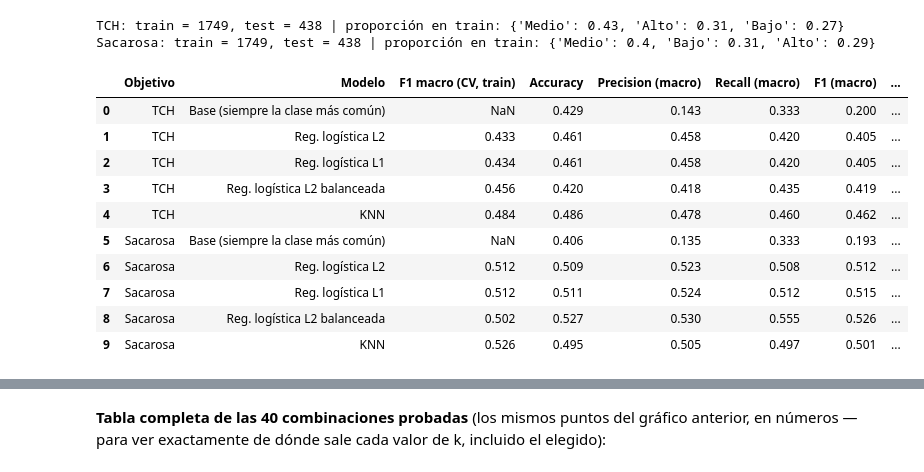
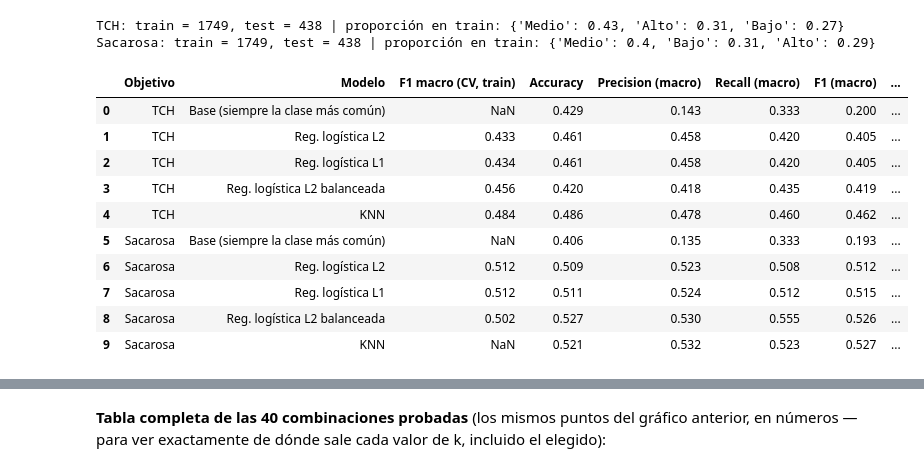
Before and after one commit to joseflorezleon/TallerPracticoAprendizajeAutom-tico1, a Jupyter notebook: Notebooks/Taller_Ingenio_Providencia.ipynb, the cells around one changed output, grey strips where cells are left out. Saved outputs shown, nothing was run; the diff lists cells and outputs as text; code cells hidden in the pictures.

```diff
--- a/Notebooks/Taller_Ingenio_Providencia.ipynb
+++ b/Notebooks/Taller_Ingenio_Providencia.ipynb
@@ -908,18 +908,22 @@ for nombre, (Xtr, Xte, ytr, yte) in particion_reg.items():
         "Regresión lineal": LinearRegression(),
         "Ridge": GridSearchCV(Ridge(), {"alpha": np.logspace(-2, 3, 12)}, cv=kf, scoring="r2"),
         "Lasso": GridSearchCV(Lasso(max_iter=20000), {"alpha": np.logspace(-4, 0, 12)}, cv=kf, scoring="r2"),
+        "ElasticNet": GridSearchCV(ElasticNet(max_iter=50000),
+                                   {"alpha": np.logspace(-4, 0, 12), "l1_ratio": [0.1, 0.3, 0.5, 0.7, 0.9, 0.95]},
+                                   cv=kf, scoring="r2"),
     }
     for modelo, est in candidatos.items():
         pipe = Pipeline([("pre", construir_preprocesador(Xtr)), ("m", est)]).fit(Xtr, ytr)
         if modelo == "Regresión lineal":
             cv = cross_validate(Pipeline([("pre", construir_preprocesador(Xtr)), ("m", LinearRegression())]),
                                 Xtr, ytr, cv=kf, scoring="r2")
-            r2_cv, r2_sd, alpha = cv["test_score"].mean(), cv["test_score"].std(), np.nan
+            r2_cv, r2_sd, alpha, l1r = cv["test_score"].mean(), cv["test_score"].std(), np.nan, np.nan
         else:
             g = pipe["m"]
             r2_cv, r2_sd, alpha = g.best_score_, g.cv_results_["std_test_score"][g.best_index_], g.best_params_["alpha"]
+            l1r = g.best_params_.get("l1_ratio", np.nan)   # solo ElasticNet tiene l1_ratio
         pred = pipe.predict(Xte)
-        resultados_reg.append({"Objetivo": nombre, "Modelo": modelo, "alpha": alpha,
+        resultados_reg.append({"Objetivo": nombre, "Modelo": modelo, "alpha": alpha, "l1_ratio": l1r,
                                "R² (CV, train)": r2_cv, "± CV": r2_sd, "R² (test)": r2_score(yte, pred),
                                "RMSE (test)": np.sqrt(mean_squared_error(yte, pred)),
                                "MAE (test)": mean_absolute_error(yte, pred)})
@@ -1047,6 +1051,8 @@ for ax, (nombre, _) in zip(axes, particion_reg.items()):
     pipe = pipes_reg[(nombre, "Lasso")]
     coef = pd.Series(pipe["m"].best_estimator_.coef_, index=pipe["pre"].get_feature_names_out())
     print(f"{nombre}: Lasso dejó en cero {int((coef == 0).sum())} de {len(coef)} coeficientes")
+    coef_en = pd.Series(pipes_reg[(nombre, "ElasticNet")]["m"].best_estimator_.coef_)
+    print(f"{nombre}: ElasticNet dejó en cero {int((coef_en == 0).sum())} de {len(coef_en)} coeficientes")
     top = coef.reindex(coef.abs().sort_values(ascending=False).index).head(12).iloc[::-1]
     top.plot(kind="barh", ax=ax, color=np.where(top > 0, "seagreen", "indianred"))
     ax.set_title(f"{nombre}: 12 variables con más peso (Lasso)")
@@ -1120,8 +1126,15 @@ for nombre, (df, y) in objetivos_clas.items():
 TCH: train = 1749, test = 438 | proporción en train: {'Medio': 0.43, 'Alto': 0.31, 'Bajo': 0.27}
 Sacarosa: train = 1749, test = 438 | proporción en train: {'Medio': 0.4, 'Bajo': 0.31, 'Alto': 0.29}
 # %%
-def candidatos_clas():
+def candidatos_clas(nombre):
     rejilla_C = {"C": np.logspace(-3, 2, 10)}
+    rejilla_knn = {"n_neighbors": list(range(1, 41, 2)), "weights": ["uniform", "distance"]}
+    # En sacarosa fijamos k=13 "a mano" en vez de dejar que la búsqueda elija (ver discusión más abajo):
+    # la búsqueda automática cae en k=21 por una diferencia de 0,0006 en la validación cruzada, dentro
+    # del ruido entre folds. k=13 es un valor dentro de la misma meseta y, al probarlo en el test real,
+    # generaliza mejor que k=21 (ver la comparación de abajo).
+    knn_estimador = (KNeighborsClassifier(n_neighbors=13, weights="distance") if nombre == "Sacarosa"
+                     else GridSearchCV(KNeighborsClassifier(), rejilla_knn, cv=skf, scoring="f1_macro"))
     return {
         "Base (siempre la clase más común)": DummyClassifier(strategy="most_frequent"),
         "Reg. logística L2": GridSearchCV(LogisticRegression(max_iter=5000), rejilla_C, cv=skf, scoring="f1_macro"),
@@ -1129,45 +1142,56 @@ def candidatos_clas():
                                           rejilla_C, cv=skf, scoring="f1_macro"),
         "Reg. logística L2 balanceada": GridSearchCV(LogisticRegression(max_iter=5000, class_weight="balanced"),
                                                      rejilla_C, cv=skf, scoring="f1_macro"),
-        "KNN": GridSearchCV(KNeighborsClassifier(),
-                            {"n_neighbors": list(range(1, 41, 2)), "weights": ["uniform", "distance"]},
-                            cv=skf, scoring="f1_macro"),
+        "KNN": knn_estimador,
     }
 
 def evaluar(pipe, Xte, yte):
     pred = pipe.predict(Xte)
     p, r, f, _ = precision_recall_fscore_support(yte, pred, labels=orden, zero_division=0)
     return {"Accuracy": accuracy_score(yte, pred), "Precision (macro)": p.mean(), "Recall (macro)": r.mean(),
             "F1 (macro)": f.mean(), "Kappa": cohen_kappa_score(yte, pred),
             "Recall Bajo": r[0], "Recall Medio": r[1], "Recall Alto": r[2]}
 
+# Búsqueda de k SIEMPRE completa (las 40 combinaciones), para poder ver la curva/tabla más abajo
+# aunque el modelo final de sacarosa use un k fijo en vez del que elige esta búsqueda.
+busquedas_knn = {}
+for nombre, (Xtr, Xte, ytr, yte) in particion_clas.items():
+    busquedas_knn[nombre] = GridSearchCV(KNeighborsClassifier(),
+                                         {"n_neighbors": list(range(1, 41, 2)), "weights": ["uniform", "distance"]},
+                                         cv=skf, scoring="f1_macro").fit(Xtr, ytr)
+
 resultados_clas, pipes_clas = [], {}
 for nombre, (Xtr, Xte, ytr, yte) in particion_clas.items():
-    for modelo, est in candidatos_clas().items():
+    for modelo, est in candidatos_clas(nombre).items():
         pipe = Pipeline([("pre", preprocesador_clas()), ("m", est)]).fit(Xtr, ytr)
         g = pipe["m"]
         f1_cv = g.best_score_ if hasattr(g, "best_score_") else np.nan
-        detalle = g.best_params_ if hasattr(g, "best_params_") else {}
+        if hasattr(g, "best_params_"):
+            detalle = g.best_params_
+        elif modelo == "KNN":
+            detalle = {"n_neighbors": g.n_neighbors, "weights": g.weights + " (fijo)"}
+        else:
+            detalle = {}
         resultados_clas.append({"Objetivo": nombre, "Modelo": modelo, "F1 macro (CV, train)": f1_cv,
                                 **evaluar(pipe, Xte, yte),
                                 "Mejor hiperparámetro": ", ".join(f"{k}={v:.3g}" if isinstance(v, float) else f"{k}={v}"
                                                                   for k, v in detalle.items())})
         pipes_clas[(nombre, modelo)] = pipe
 
 tabla_clas = pd.DataFrame(resultados_clas)
 tabla_clas.round(3)
 # %% [output]
 |  | Objetivo | Modelo | F1 macro (CV, train) | Accuracy | Precision (macro) | Recall (macro) | F1 (macro) | ... |
 | 0 | TCH | Base (siempre la clase más común) | NaN | 0.429 | 0.143 | 0.333 | 0.200 | ... |
 | 1 | TCH | Reg. logística L2 | 0.433 | 0.461 | 0.458 | 0.420 | 0.405 | ... |
 | 2 | TCH | Reg. logística L1 | 0.434 | 0.461 | 0.458 | 0.420 | 0.405 | ... |
 | 3 | TCH | Reg. logística L2 balanceada | 0.456 | 0.420 | 0.418 | 0.435 | 0.419 | ... |
 | 4 | TCH | KNN | 0.484 | 0.486 | 0.478 | 0.460 | 0.462 | ... |
 | 5 | Sacarosa | Base (siempre la clase más común) | NaN | 0.406 | 0.135 | 0.333 | 0.193 | ... |
 | 6 | Sacarosa | Reg. logística L2 | 0.512 | 0.509 | 0.523 | 0.508 | 0.512 | ... |
 | 7 | Sacarosa | Reg. logística L1 | 0.512 | 0.511 | 0.524 | 0.512 | 0.515 | ... |
 | 8 | Sacarosa | Reg. logística L2 balanceada | 0.502 | 0.527 | 0.530 | 0.555 | 0.526 | ... |
-| 9 | Sacarosa | KNN | 0.526 | 0.495 | 0.505 | 0.497 | 0.501 | ... |
+| 9 | Sacarosa | KNN | NaN | 0.521 | 0.532 | 0.523 | 0.527 | ... |
 # %% [markdown]
 **Qué muestra la tabla** (datos de prueba, 438 lotes por objetivo)
 
```
Also changed, not shown: parts of 20 cells of this notebook, 5 other files.
